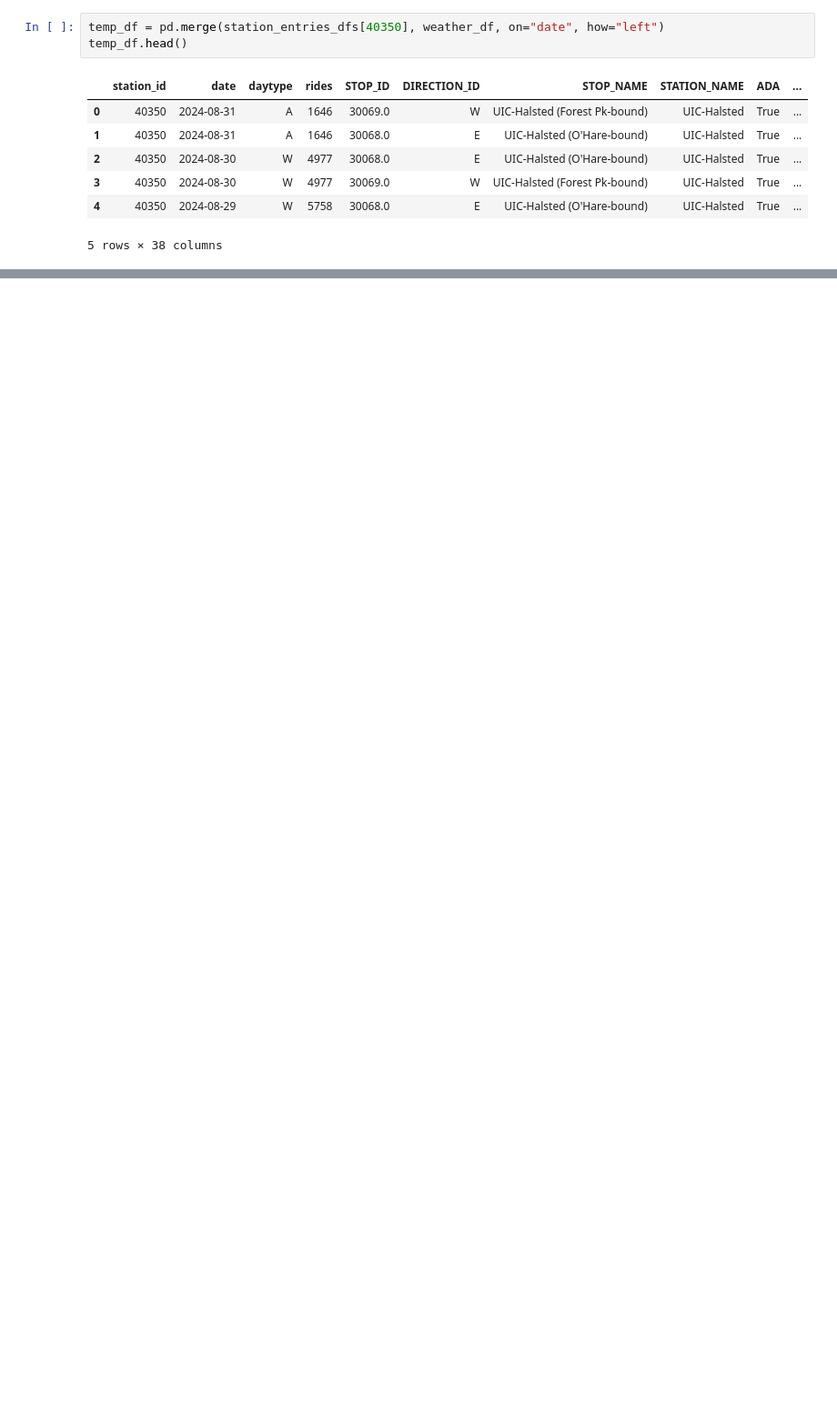
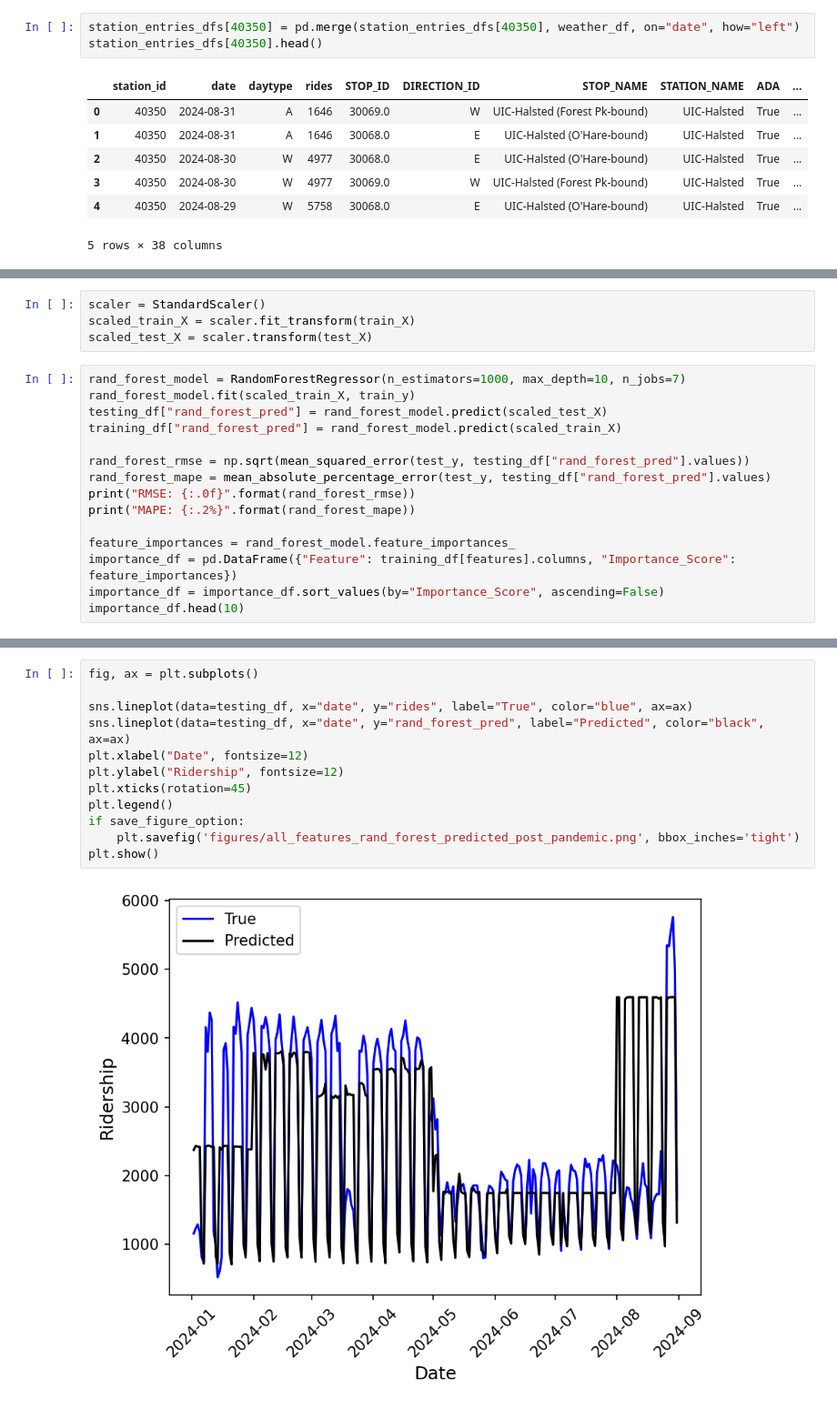
Before and after one commit to tim-radtke/CSC5610_CTA, a Jupyter notebook: CTA_Final_Project_Baseline_Model.ipynb, the cells around one changed output, grey strips where cells are left out. Shown at 91% size. Drawn from its saved outputs; the diff is of its cells as text; blank space fills up the shorter version.

```diff
--- a/CTA_Final_Project_Baseline_Model.ipynb
+++ b/CTA_Final_Project_Baseline_Model.ipynb
@@ -830,8 +816,8 @@ weather_df.head()
 | 1203 | 38.0 | 0.0 | 0.0 | 222.0 | -5.0 | 2020-04-18 | 108.5 |
 | 1204 | 29.0 | 18.0 | 0.0 | 167.0 | 11.0 | 2020-04-19 | 89.0 |
 # %%
-temp_df = pd.merge(station_entries_dfs[40350], weather_df, on="date", how="left")
-temp_df.head()
+station_entries_dfs[40350] = pd.merge(station_entries_dfs[40350], weather_df, on="date", how="left")
+station_entries_dfs[40350].head()
 # %% [output]
 |  | station_id | date | daytype | rides | STOP_ID | DIRECTION_ID | STOP_NAME | STATION_NAME | ADA | ... |
 | 0 | 40350 | 2024-08-31 | A | 1646 | 30069.0 | W | UIC-Halsted (Forest Pk-bound) | UIC-Halsted | True | ... |
@@ -842,0 +911,19 @@ temp_df.head()
+# %%
+scaler = StandardScaler()
+scaled_train_X = scaler.fit_transform(train_X)
+scaled_test_X = scaler.transform(test_X)
+# %%
+rand_forest_model = RandomForestRegressor(n_estimators=1000, max_depth=10, n_jobs=7)
+rand_forest_model.fit(scaled_train_X, train_y)
+testing_df["rand_forest_pred"] = rand_forest_model.predict(scaled_test_X)
+training_df["rand_forest_pred"] = rand_forest_model.predict(scaled_train_X)
+
+rand_forest_rmse = np.sqrt(mean_squared_error(test_y, testing_df["rand_forest_pred"].values))
+rand_forest_mape = mean_absolute_percentage_error(test_y, testing_df["rand_forest_pred"].values)
+print("RMSE: {:.0f}".format(rand_forest_rmse))
+print("MAPE: {:.2%}".format(rand_forest_mape))
+
+feature_importances = rand_forest_model.feature_importances_
+importance_df = pd.DataFrame({"Feature": training_df[features].columns, "Importance_Score": feature_importances})
+importance_df = importance_df.sort_values(by="Importance_Score", ascending=False)
+importance_df.head(10)
@@ -842,0 +944,14 @@ temp_df.head()
+# %%
+fig, ax = plt.subplots()
+
+sns.lineplot(data=testing_df, x="date", y="rides", label="True", color="blue", ax=ax)
+sns.lineplot(data=testing_df, x="date", y="rand_forest_pred", label="Predicted", color="black", ax=ax)
+plt.xlabel("Date", fontsize=12)
+plt.ylabel("Ridership", fontsize=12)
+plt.xticks(rotation=45)
+plt.legend()
+if save_figure_option:
+    plt.savefig('figures/all_features_rand_forest_predicted_post_pandemic.png', bbox_inches='tight')
+plt.show()
+# %% [output]
+[figure, added]
```
Also changed, not shown: parts of 6 cells of this notebook.
